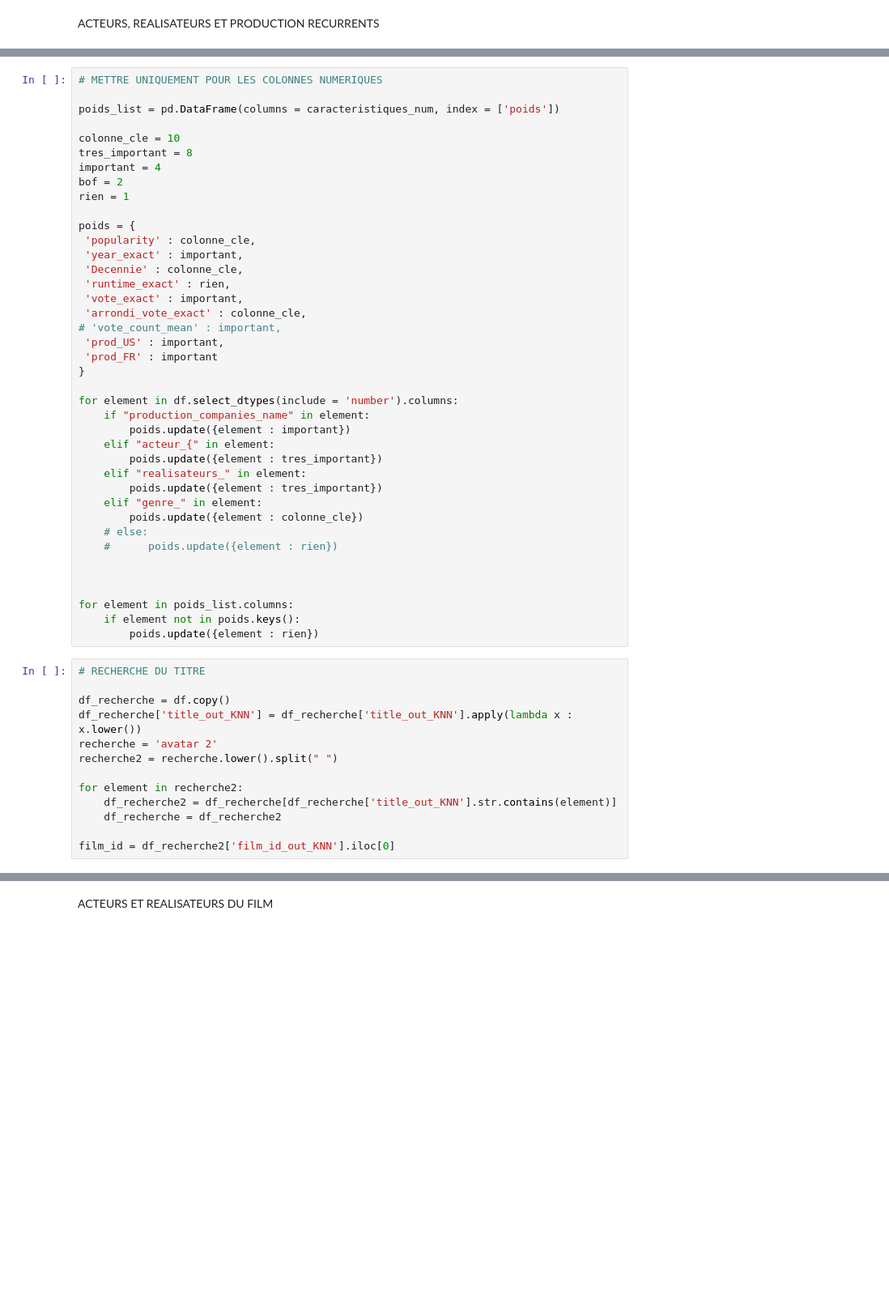
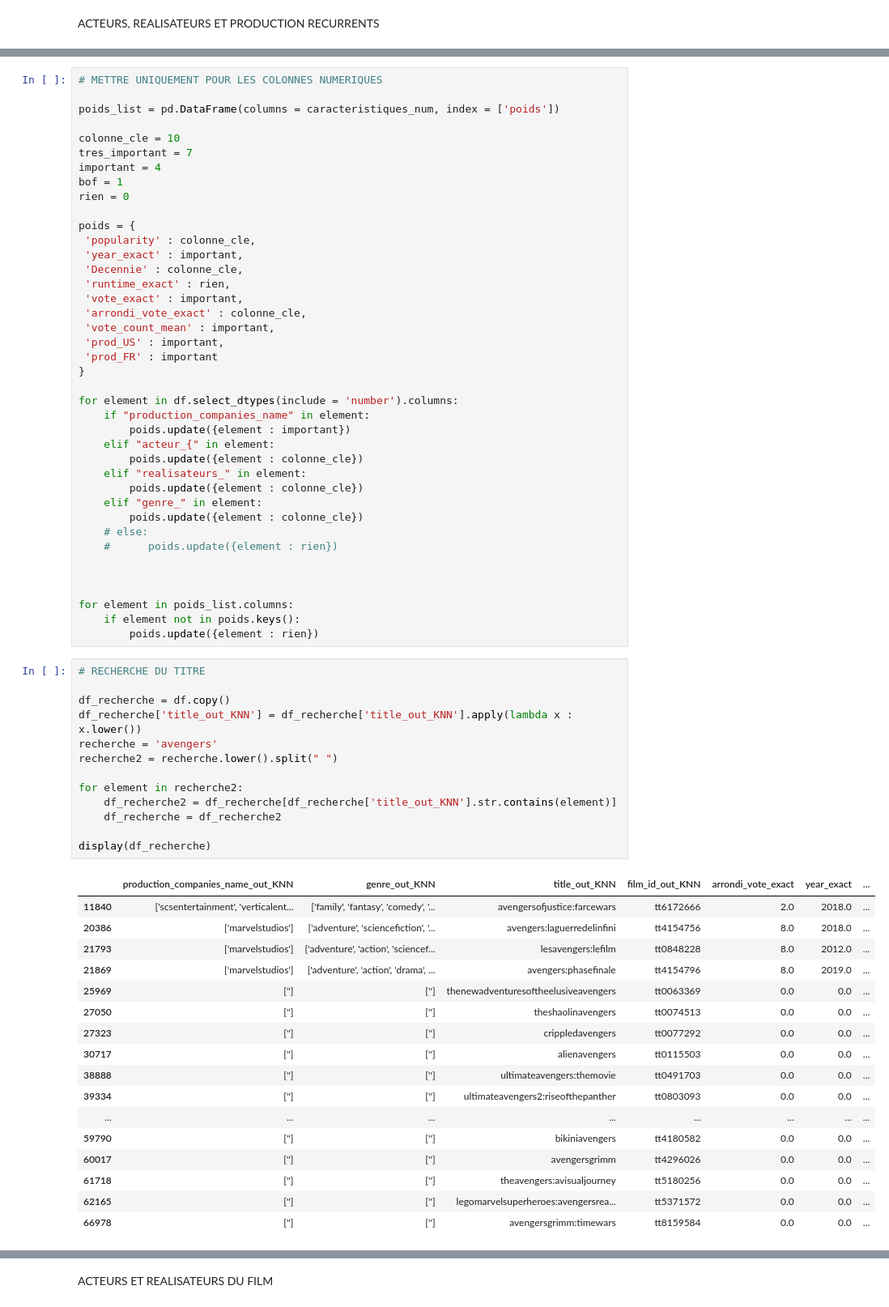
Before and after one commit to KilianCadiou/The-Rock-mendation, a Jupyter notebook: KNN.ipynb, the cells around one changed output, grey strips where cells are left out. Shown: that part at 81% size. Drawn from its saved outputs; the diff is of its cells as text; blank space fills up the shorter version.

```diff
--- a/KNN.ipynb
+++ b/KNN.ipynb
@@ -215,10 +215,10 @@ for element in df.select_dtypes(include = 'number').columns:
 poids_list = pd.DataFrame(columns = caracteristiques_num, index = ['poids'])
 
 colonne_cle = 10
-tres_important = 8
+tres_important = 7
 important = 4
-bof = 2
-rien = 1
+bof = 1
+rien = 0
 
 poids = {
  'popularity' : colonne_cle,
@@ -227,7 +227,7 @@ poids = {
  'runtime_exact' : rien,
  'vote_exact' : important,
  'arrondi_vote_exact' : colonne_cle,
-# 'vote_count_mean' : important,
+ 'vote_count_mean' : important,
  'prod_US' : important,
  'prod_FR' : important
 }
@@ -236,9 +236,9 @@ for element in df.select_dtypes(include = 'number').columns:
     if "production_companies_name" in element:
         poids.update({element : important})
     elif "acteur_{" in element:
-        poids.update({element : tres_important})
+        poids.update({element : colonne_cle})
     elif "realisateurs_" in element:
-        poids.update({element : tres_important})
+        poids.update({element : colonne_cle})
     elif "genre_" in element:
         poids.update({element : colonne_cle})
     # else:
@@ -252,13 +252,31 @@ for element in poids_list.columns:
 # %%
 # RECHERCHE DU TITRE
 
 df_recherche = df.copy()
 df_recherche['title_out_KNN'] = df_recherche['title_out_KNN'].apply(lambda x : x.lower())
-recherche = 'avatar 2'
+recherche = 'avengers'
 recherche2 = recherche.lower().split(" ")
 
 for element in recherche2:
     df_recherche2 = df_recherche[df_recherche['title_out_KNN'].str.contains(element)]
     df_recherche = df_recherche2
 
-film_id = df_recherche2['film_id_out_KNN'].iloc[0]
+display(df_recherche)
+# %% [output]
+|  | production_companies_name_out_KNN | genre_out_KNN | title_out_KNN | film_id_out_KNN | arrondi_vote_exact | year_exact | ... |
+| 11840 | ['scsentertainment', 'verticalent... | ['family', 'fantasy', 'comedy', '... | avengersofjustice:farcewars | tt6172666 | 2.0 | 2018.0 | ... |
+| 20386 | ['marvelstudios'] | ['adventure', 'sciencefiction', '... | avengers:laguerredelinfini | tt4154756 | 8.0 | 2018.0 | ... |
+| 21793 | ['marvelstudios'] | ['adventure', 'action', 'sciencef... | lesavengers:lefilm | tt0848228 | 8.0 | 2012.0 | ... |
+| 21869 | ['marvelstudios'] | ['adventure', 'action', 'drama', ... | avengers:phasefinale | tt4154796 | 8.0 | 2019.0 | ... |
+| 25969 | [''] | [''] | thenewadventuresoftheelusiveavengers | tt0063369 | 0.0 | 0.0 | ... |
+| 27050 | [''] | [''] | theshaolinavengers | tt0074513 | 0.0 | 0.0 | ... |
+| 27323 | [''] | [''] | crippledavengers | tt0077292 | 0.0 | 0.0 | ... |
+| 30717 | [''] | [''] | alienavengers | tt0115503 | 0.0 | 0.0 | ... |
+| 38888 | [''] | [''] | ultimateavengers:themovie | tt0491703 | 0.0 | 0.0 | ... |
+| 39334 | [''] | [''] | ultimateavengers2:riseofthepanther | tt0803093 | 0.0 | 0.0 | ... |
+| ... | ... | ... | ... | ... | ... | ... | ... |
+| 59790 | [''] | [''] | bikiniavengers | tt4180582 | 0.0 | 0.0 | ... |
+| 60017 | [''] | [''] | avengersgrimm | tt4296026 | 0.0 | 0.0 | ... |
+| 61718 | [''] | [''] | theavengers:avisualjourney | tt5180256 | 0.0 | 0.0 | ... |
+| 62165 | [''] | [''] | legomarvelsuperheroes:avengersrea... | tt5371572 | 0.0 | 0.0 | ... |
+| 66978 | [''] | [''] | avengersgrimm:timewars | tt8159584 | 0.0 | 0.0 | ... |
```
Also changed, not shown: parts of 6 cells of this notebook, 1 other file.
